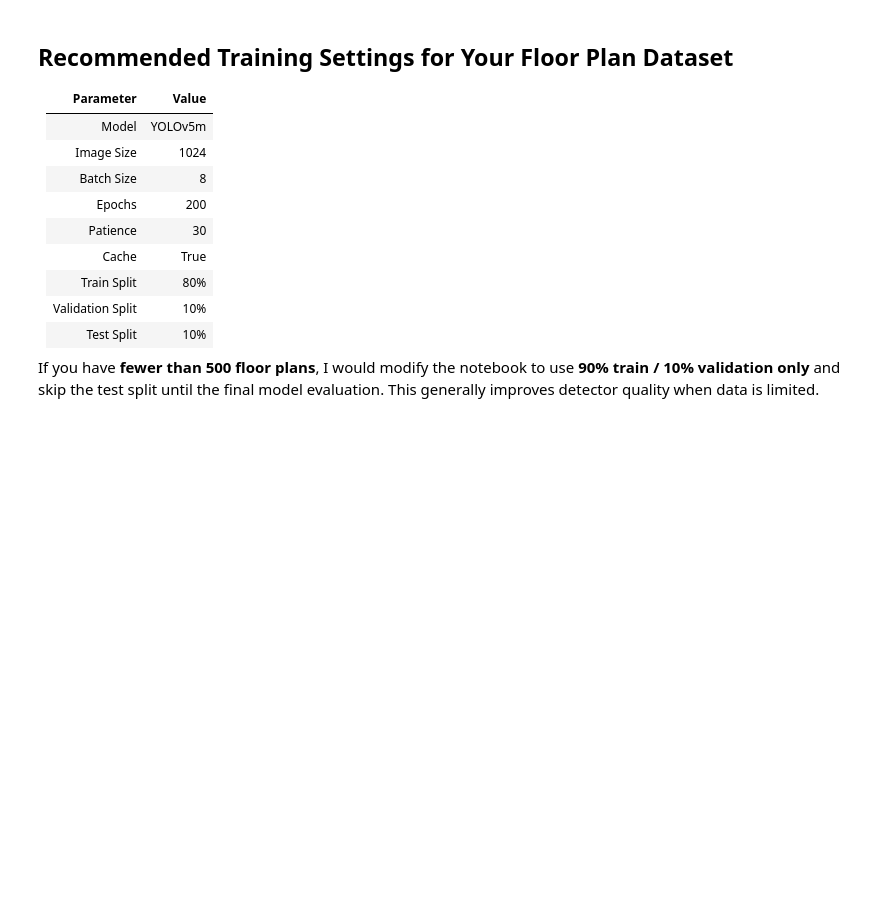
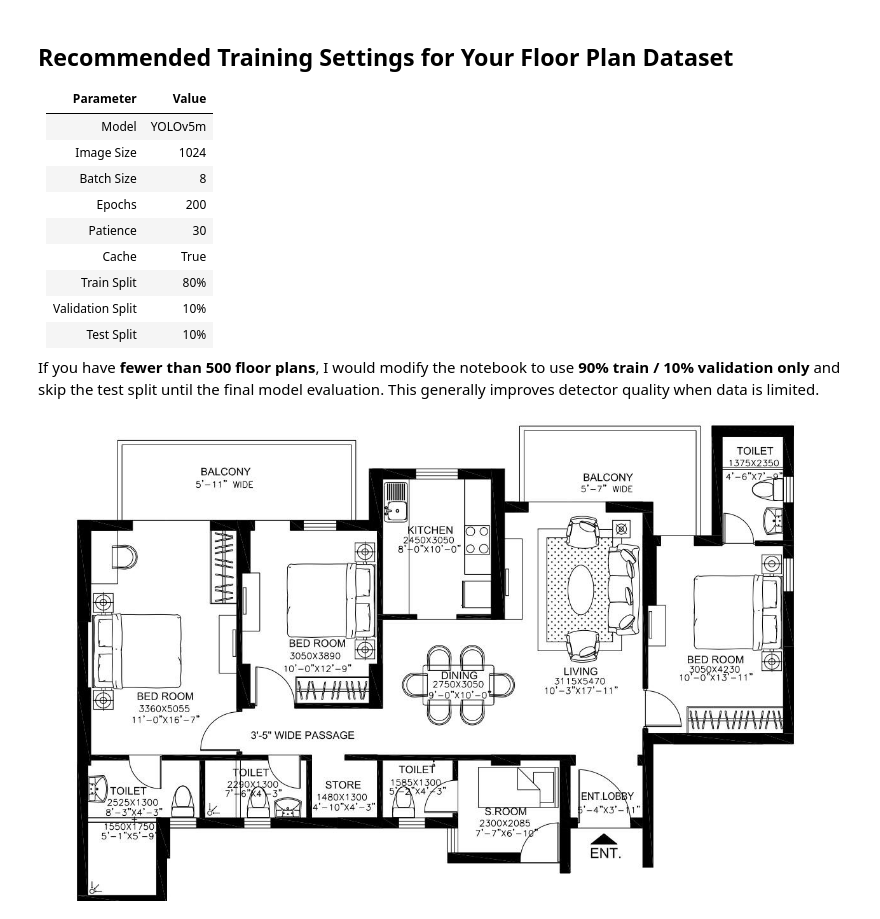
Before and after one commit to vasant1012/doorandwindow_yolov5, a Jupyter notebook: doornwindows.ipynb, the cells around one changed output. Saved outputs shown, nothing was run; the diff lists cells and outputs as text; code cells hidden in the pictures; blank space fills up the shorter version.

```diff
--- a/doornwindows.ipynb
+++ b/doornwindows.ipynb
@@ -389,0 +392,5 @@ If you have **fewer than 500 floor plans**, I would modify the notebook to use *
+# %%
+img = Image.open("/home/pamya/Python/ML_Projects/doorandwindow_yolov5/train/images/3_jpg.rf.c6eed044af41a3661cc981955790657d.jpg")
+display(img)
+# %% [output]
+[figure, added]
```
Also changed, not shown: parts of 1 cell of this notebook, 2 other files.
